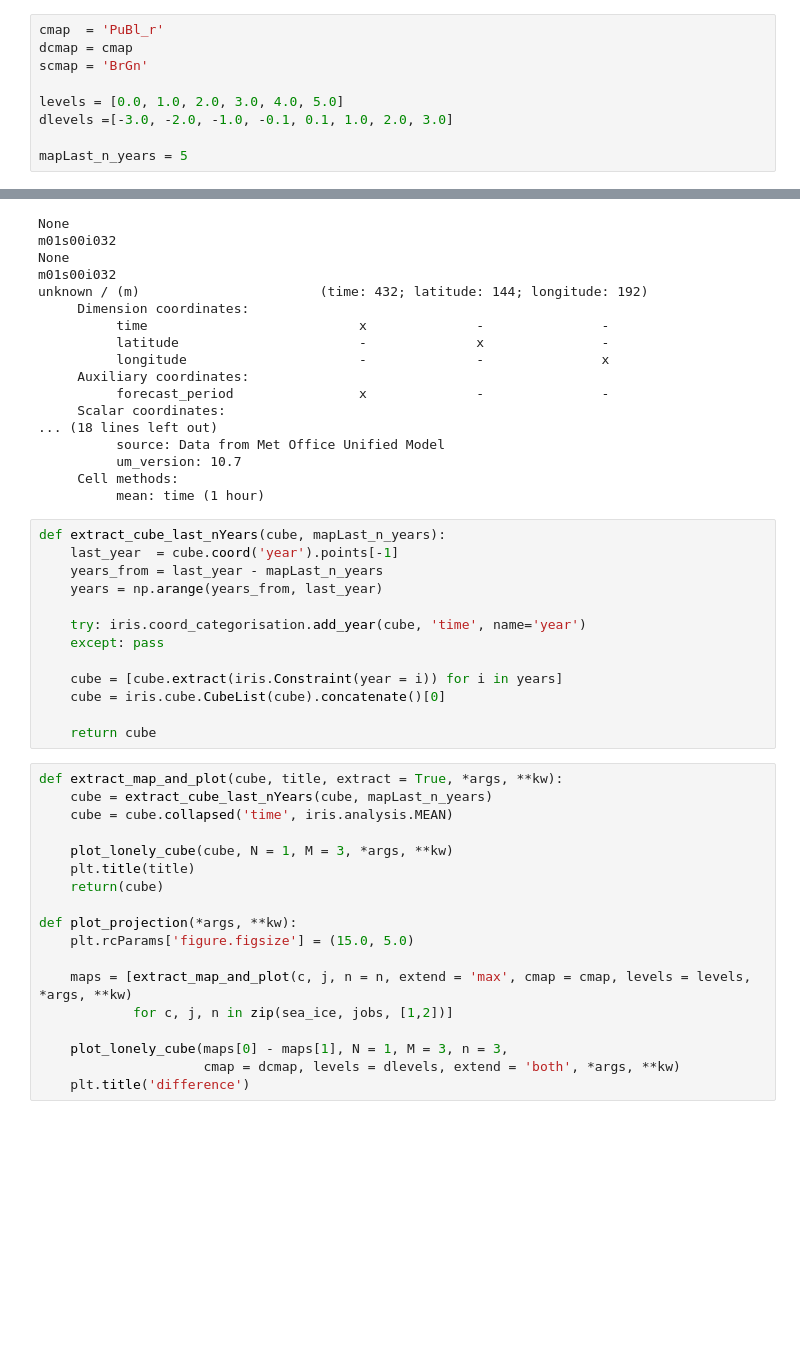
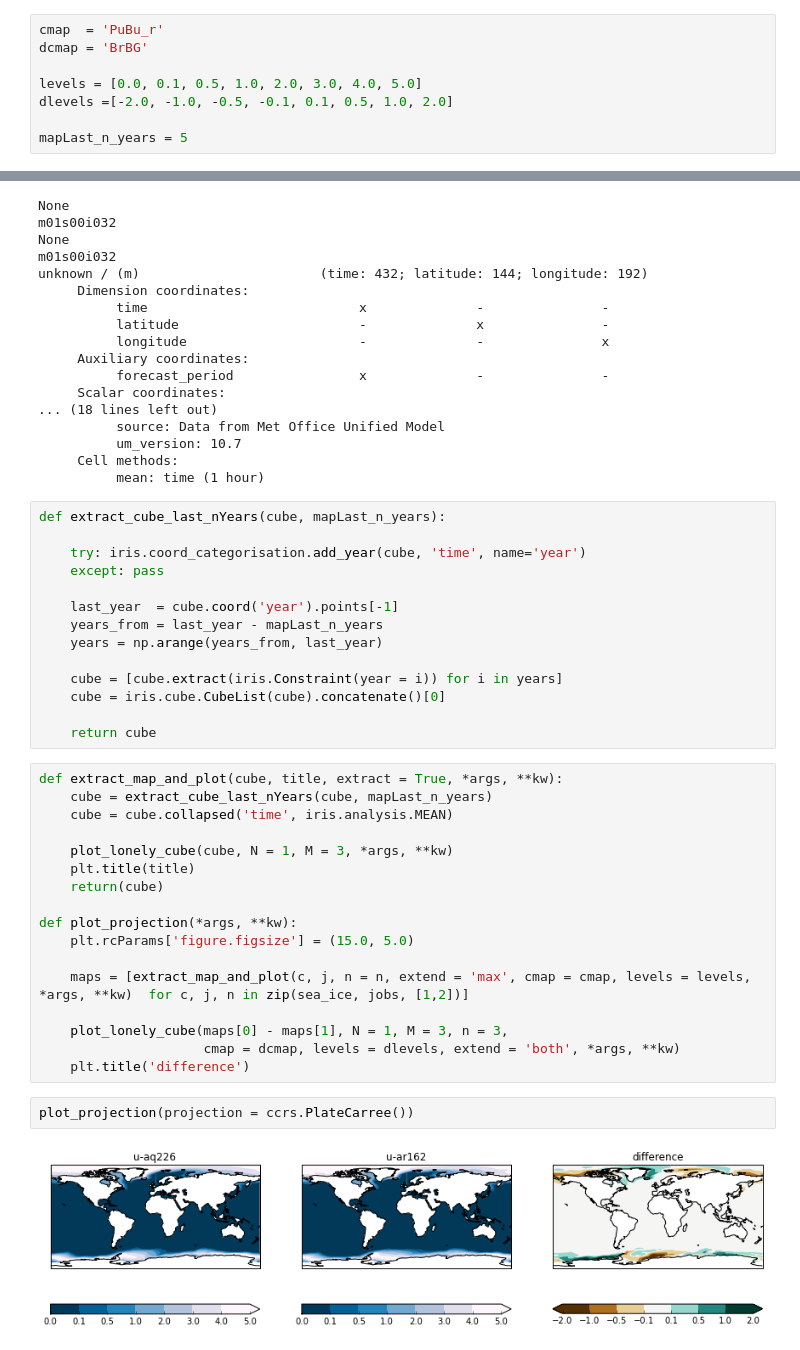
Before and after one commit to douglask3/albedo_teleconection, a Jupyter notebook: Untitled1.ipynb, the cells around one changed output, grey strips where cells are left out. Drawn from its saved outputs; the diff is of its cells as text; blank space fills up the shorter version.

Commit message:
plotting baic global TS

```diff
--- a/Untitled1.ipynb
+++ b/Untitled1.ipynb
@@ -29,12 +30,11 @@ print(dir)
 # %% [output]
 ['data/u-aq226/apm/', 'data/u-ar162/apm/']
 # %%
-cmap  = 'PuBl_r'
-dcmap = cmap
-scmap = 'BrGn'
+cmap  = 'PuBu_r'
+dcmap = 'BrBG'
 
-levels = [0.0, 1.0, 2.0, 3.0, 4.0, 5.0]
-dlevels =[-3.0, -2.0, -1.0, -0.1, 0.1, 1.0, 2.0, 3.0]
+levels = [0.0, 0.1, 0.5, 1.0, 2.0, 3.0, 4.0, 5.0]
+dlevels =[-2.0, -1.0, -0.5, -0.1, 0.1, 0.5, 1.0, 2.0]
 
 mapLast_n_years = 5
 # %%
@@ -65,12 +65,13 @@ unknown / (m)                       (time: 432; latitude: 144; longitude: 192)
           mean: time (1 hour)
 # %%
 def extract_cube_last_nYears(cube, mapLast_n_years):
+
+    try: iris.coord_categorisation.add_year(cube, 'time', name='year')
+    except: pass
+
     last_year  = cube.coord('year').points[-1]
     years_from = last_year - mapLast_n_years
     years = np.arange(years_from, last_year)
-
-    try: iris.coord_categorisation.add_year(cube, 'time', name='year')
-    except: pass
 
     cube = [cube.extract(iris.Constraint(year = i)) for i in years]
     cube = iris.cube.CubeList(cube).concatenate()[0]
@@ -88,9 +89,12 @@ def extract_map_and_plot(cube, title, extract = True, *args, **kw):
 def plot_projection(*args, **kw):
     plt.rcParams['figure.figsize'] = (15.0, 5.0)
 
-    maps = [extract_map_and_plot(c, j, n = n, extend = 'max', cmap = cmap, levels = levels, *args, **kw)
-            for c, j, n in zip(sea_ice, jobs, [1,2])]
+    maps = [extract_map_and_plot(c, j, n = n, extend = 'max', cmap = cmap, levels = levels, *args, **kw)  for c, j, n in zip(sea_ice, jobs, [1,2])]
 
     plot_lonely_cube(maps[0] - maps[1], N = 1, M = 3, n = 3,
                      cmap = dcmap, levels = dlevels, extend = 'both', *args, **kw)
     plt.title('difference')
+# %%
+plot_projection(projection = ccrs.PlateCarree())
+# %% [output]
+[figure, added]
```
Also changed, not shown: parts of 6 cells of this notebook.
